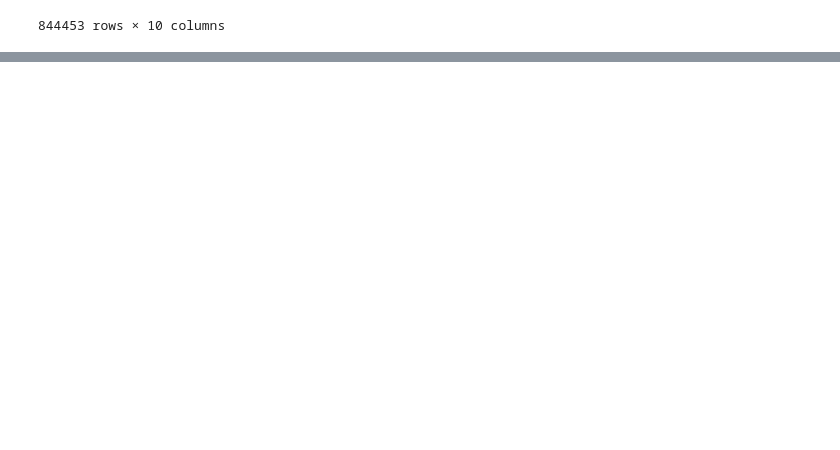
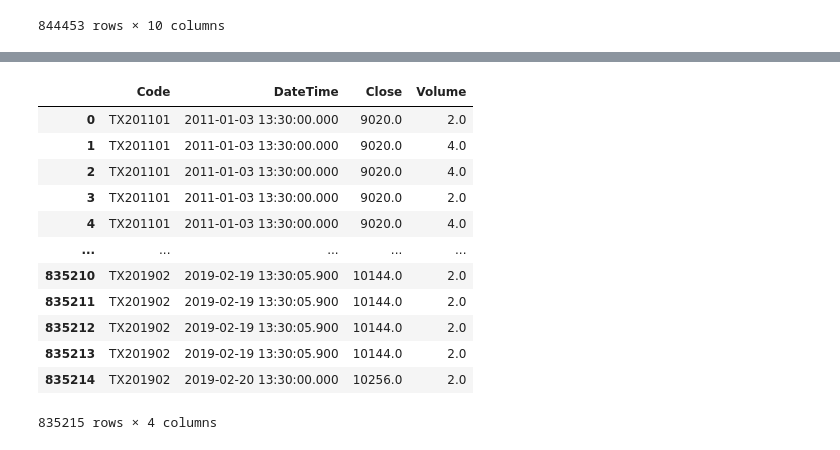
Before and after one commit to Yvictor/dolphindbPlay, a Jupyter notebook: query.ipynb, the cells around one changed output, grey strips where cells are left out. Drawn from its saved outputs; the diff is of its cells as text; code cells hidden in the pictures; blank space fills up the shorter version.

Commit message:
add tick query example

```diff
--- a/query.ipynb
+++ b/query.ipynb
@@ -198,3 +198,6 @@ select concatDateTime(Date, Time) as Datetime, concatDateTime(Date, txfk9quote.T
 | 844451 | 2019-11-20 13:29:59.933 | 2019-11-20 13:29:59.898 | 11608.0 | 835.0 | 11607.0 | 3505.0 | 11607.0 | 3.0 | 0 | ... |
 | 844452 | 2019-11-20 13:30:00.059 | 2019-11-20 13:30:00.023 | 11608.0 | 835.0 | 11607.0 | 3509.0 | 11607.0 | 8.0 | 0 | ... |
 844453 rows × 10 columns
+# %%
+sess = ddb.session()
+sess.connect("localhost", 8868, userid="admin", password="123456")
@@ -200,0 +206,9 @@ select concatDateTime(Date, Time) as Datetime, concatDateTime(Date, txfk9quote.T
+# %%
+LOAD_TABLE = """
+tickTFE = loadTable("dfs://daily_tfe", `tickTFE)
+"""
+sess.run(LOAD_TABLE)
+# %%
+df = sess.run("""
+select * from tickTFE where Date=2016.10.18
+""")
@@ -200,0 +231,20 @@ select concatDateTime(Date, Time) as Datetime, concatDateTime(Date, txfk9quote.T
+# %%
+df = sess.run("""
+select Code, concatDateTime(Date, Time) as DateTime, Close, Volume from tickTFE where minute(Time)=13:30m
+""")
+# %%
+df
+# %% [output]
+|  | Code | DateTime | Close | Volume |
+| 0 | TX201101 | 2011-01-03 13:30:00.000 | 9020.0 | 2.0 |
+| 1 | TX201101 | 2011-01-03 13:30:00.000 | 9020.0 | 4.0 |
+| 2 | TX201101 | 2011-01-03 13:30:00.000 | 9020.0 | 4.0 |
+| 3 | TX201101 | 2011-01-03 13:30:00.000 | 9020.0 | 2.0 |
+| 4 | TX201101 | 2011-01-03 13:30:00.000 | 9020.0 | 4.0 |
+| ... | ... | ... | ... | ... |
+| 835210 | TX201902 | 2019-02-19 13:30:05.900 | 10144.0 | 2.0 |
+| 835211 | TX201902 | 2019-02-19 13:30:05.900 | 10144.0 | 2.0 |
+| 835212 | TX201902 | 2019-02-19 13:30:05.900 | 10144.0 | 2.0 |
+| 835213 | TX201902 | 2019-02-19 13:30:05.900 | 10144.0 | 2.0 |
+| 835214 | TX201902 | 2019-02-20 13:30:00.000 | 10256.0 | 2.0 |
+835215 rows × 4 columns
```
Also changed, not shown: parts of 4 cells of this notebook.
